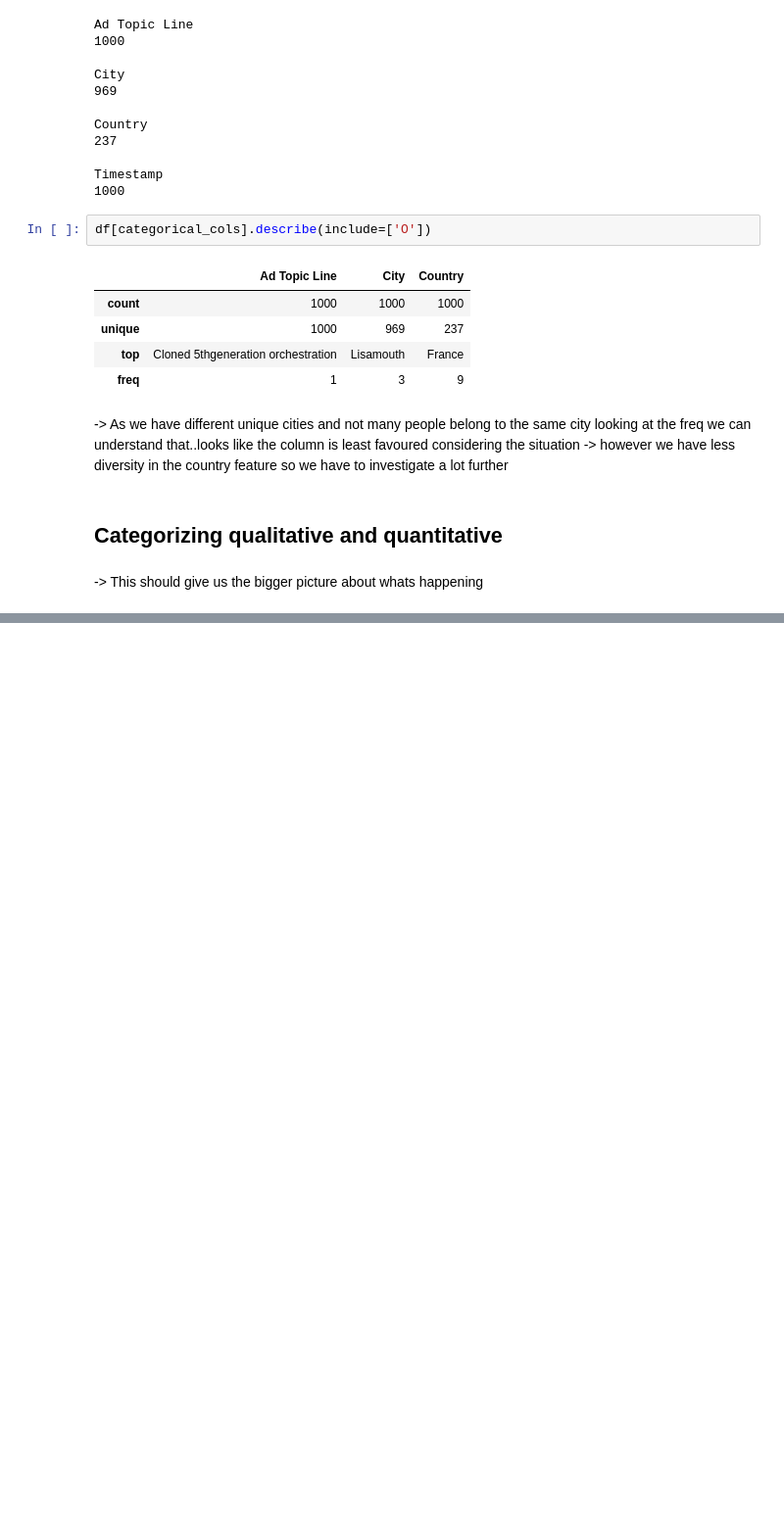
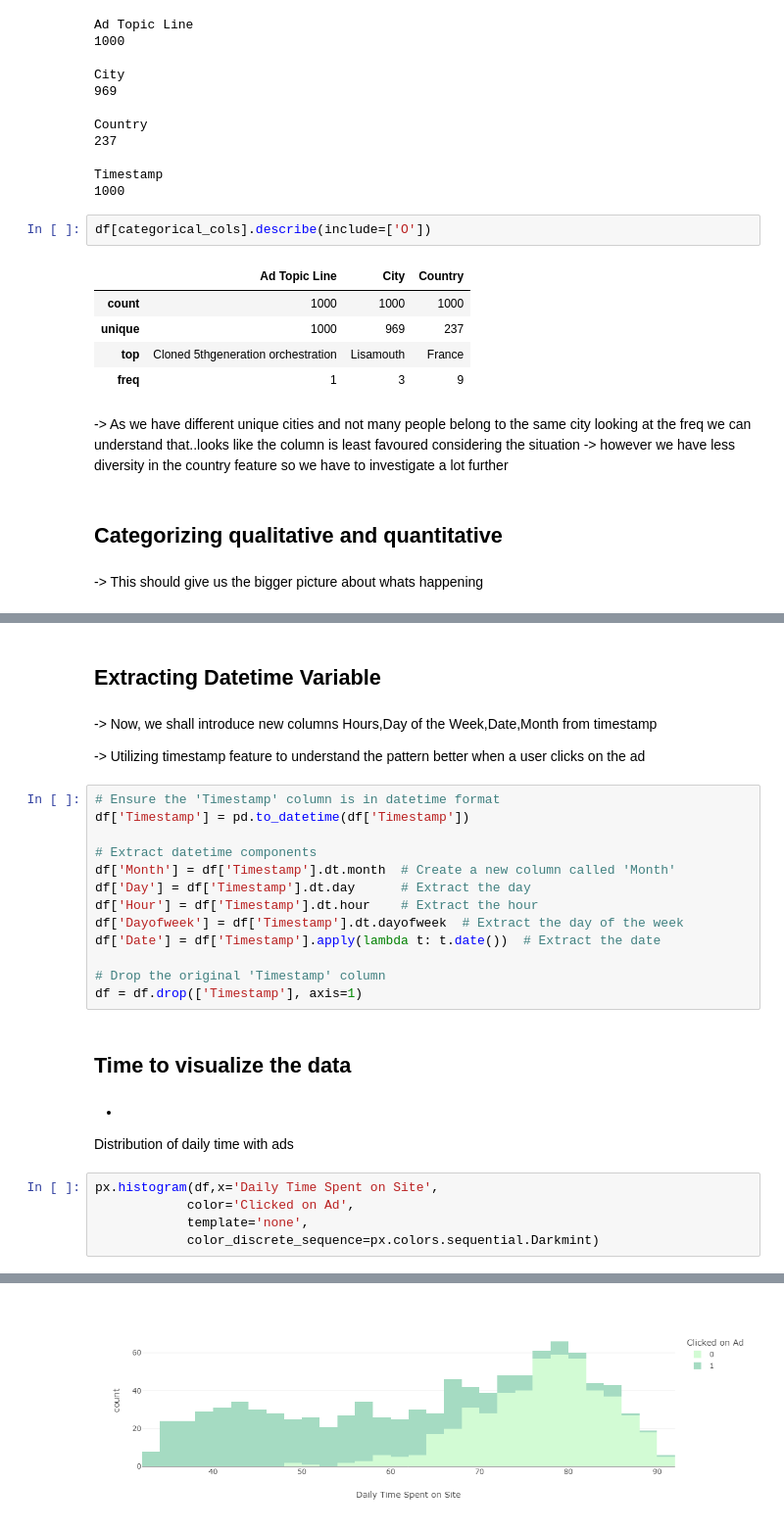
Before and after one commit to Nikhil18207/MediaEDA, a Jupyter notebook: EDA/MediaEDA.ipynb, the cells around one changed output, grey strips where cells are left out. Shown at 98% size. Saved outputs shown, nothing was run; the diff lists cells and outputs as text; blank space fills up the shorter version.

```diff
--- a/EDA/MediaEDA.ipynb
+++ b/EDA/MediaEDA.ipynb
@@ -247,0 +295,30 @@ df[categorical_cols].describe(include=['O'])
+# %% [markdown]
+## Extracting Datetime Variable
+# %% [markdown]
+-> Now, we shall introduce new columns Hours,Day of the Week,Date,Month from timestamp
+
+-> Utilizing timestamp feature to understand the pattern better when a user clicks on the ad
+# %%
+# Ensure the 'Timestamp' column is in datetime format
+df['Timestamp'] = pd.to_datetime(df['Timestamp'])
+
+# Extract datetime components
+df['Month'] = df['Timestamp'].dt.month  # Create a new column called 'Month'
+df['Day'] = df['Timestamp'].dt.day      # Extract the day
+df['Hour'] = df['Timestamp'].dt.hour    # Extract the hour
+df['Dayofweek'] = df['Timestamp'].dt.dayofweek  # Extract the day of the week
+df['Date'] = df['Timestamp'].apply(lambda t: t.date())  # Extract the date
+
+# Drop the original 'Timestamp' column
+df = df.drop(['Timestamp'], axis=1)
+# %% [markdown]
+## Time to visualize the data
+# %% [markdown]
+-
+Distribution of daily time with ads
+# %%
+px.histogram(df,x='Daily Time Spent on Site',
+            color='Clicked on Ad',
+            template='none',
+            color_discrete_sequence=px.colors.sequential.Darkmint)
+# %% [output]
@@ -247,0 +326 @@ df[categorical_cols].describe(include=['O'])
+[figure, added]
```
Also changed, not shown: parts of 13 cells of this notebook.
